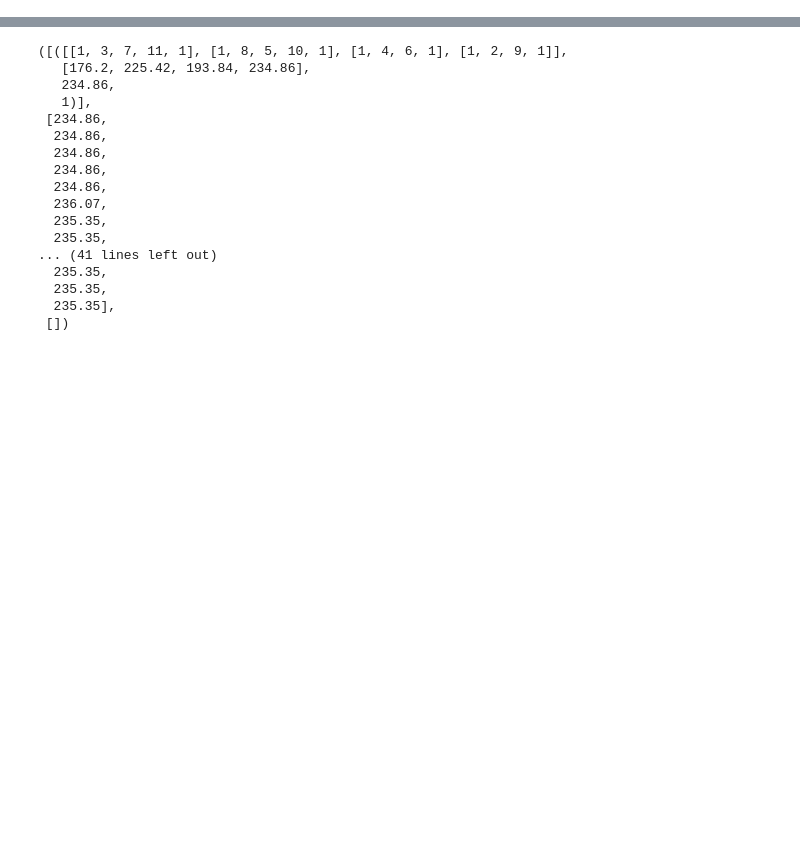
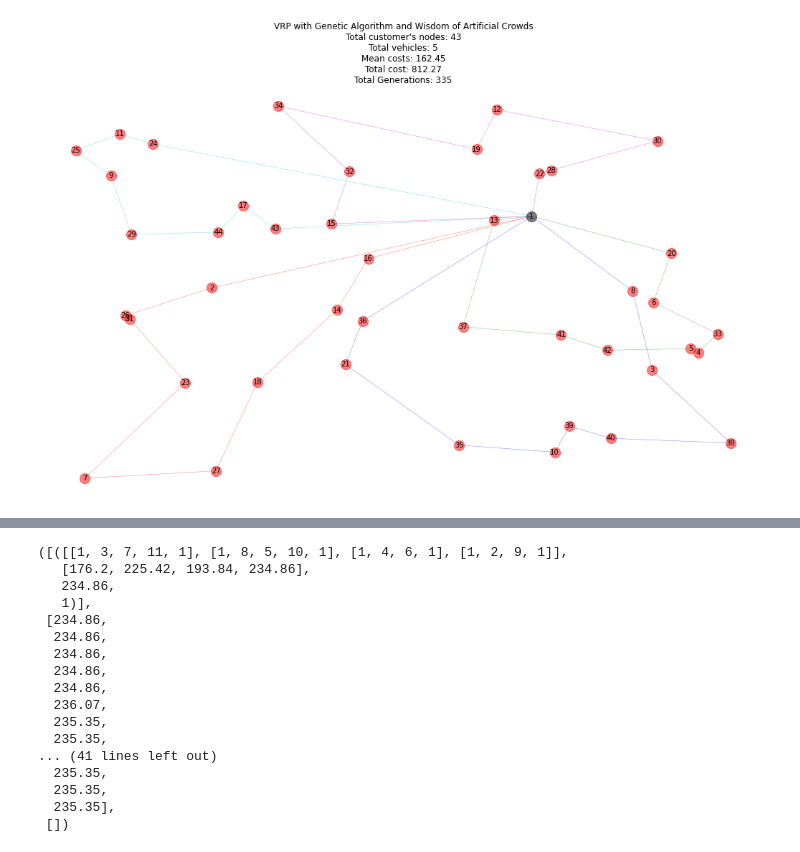
Before and after one commit to DSNortsev/CSE545-Artificial-Intelligence, a Jupyter notebook: Project6/project6.ipynb, the cells around one changed output, grey strips where cells are left out. Drawn from its saved outputs; the diff is of its cells as text; code cells hidden in the pictures; blank space fills up the shorter version.

```diff
--- a/Project6/project6.ipynb
+++ b/Project6/project6.ipynb
@@ -753,0 +778,75 @@ result[0]
+# %%
+tours = tour_info[0]
+mean_tour_cost = tour_info[2]
+total_cost = tour_info[3]
+total_generations = tour_info[4]
+
+# Create new graph
+G = nx.Graph()
+pos = graph._coordinates
+print(pos.keys())
+
+# Image name
+# file_name = f'{self._file_index:0{len(str(self._size))}d}'
+
+# # Add edges to the graph
+tours_edges = {}
+route_indx = 0
+
+for tour in tours:
+  tour_edges = []
+  for i in range(len(tour)-1):
+      G.add_edge(tour[i], tour[i+1], weight = graph._distances[tour[i]][tour[i+1]])
+      tour_edges.append((tour[i], tour[i+1]))
+  tours_edges[route_indx] = tour_edges
+  route_indx += 1
+print(tours_edges)
+print(tour_info[0])
+
+# Display weights of each edge
+# if weights:
+#     # Get weight for each edge
+#     labels = nx.get_edge_attributes(G,'weight')
+#     # Drow weights to each edge
+#     nx.draw_networkx_edge_labels(G, pos, edge_labels=labels, font_size=8)
+
+# Add nodes
+options = {"node_size":200, "alpha": 0.5}
+nx.draw_networkx_nodes(G, pos, nodelist=list(graph._customers), node_color="red", **options)
+nx.draw_networkx_nodes(G, pos, nodelist=[graph.DEPOT], node_color="black", **options)
+
+cycol = cycle('rbgcmyk')
+
+# Draw in red edges that are not in shortest path
+cmap = plt.cm.get_cmap("hsv", len(tours_edges.keys())+1)
+for i in tours_edges.keys():
+  print(i)
+  print(tours_edges[i])
+  # rgb = np.random.rand(3,)
+  nx.draw_networkx_edges(
+      G,
+      pos,
+      edgelist=tours_edges[i],
+      width=0.5,
+      alpha=0.5,
+      edge_color=next(cycol)
+  )
+
+
+# Draw lables in the node
+nx.draw_networkx_labels(G,pos, font_size=10)
+
+# # Increase the size of the plots
+fig = plt.gcf()
+fig.set_size_inches(18, 10.5)
+#plt.figure(1,figsize=(50,50))
+plt.axis("off")
+plt.title(f'VRP with Genetic Algorithm and Wisdom of Artificial Crowds'
+          + f'\nTotal customer\'s nodes: {graph._size-1}'
+          + f'\nTotal vehicles: {graph.VEHILES_NUM}'
+          + f'\nMean costs: {mean_tour_cost}'
+          + f'\nTotal cost: {total_cost}'
+          + f'\nTotal Generations: {total_generations}')
+
+plt.show()
+# %% [output]
@@ -753,0 +866 @@ result[0]
+[figure, added]
```
Also changed, not shown: parts of 10 cells of this notebook.
